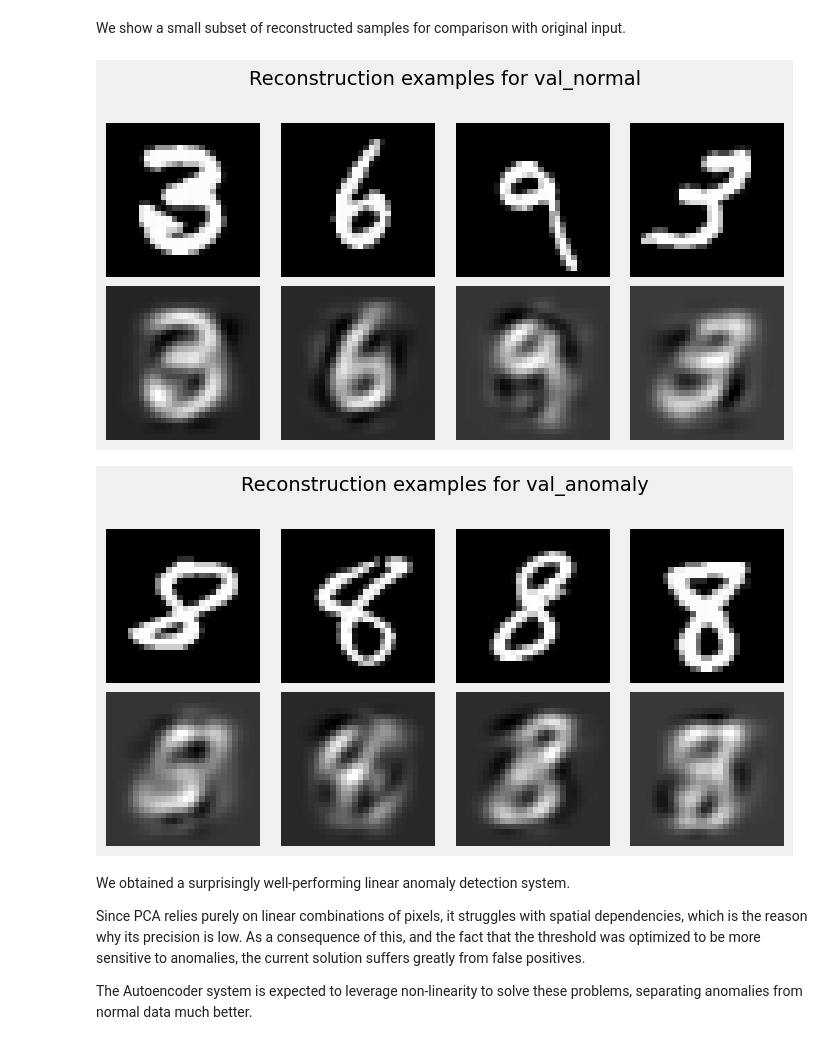
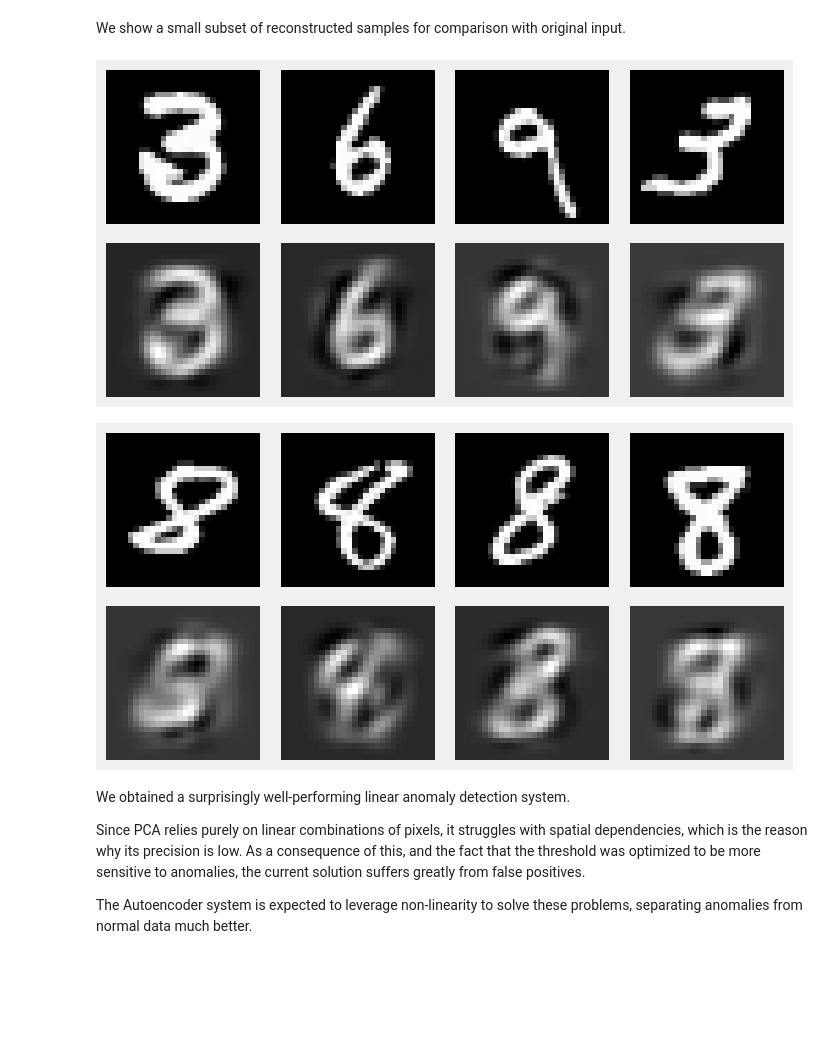
Before and after one commit to slymachenko/autoencoder-anomaly-detection, a Jupyter notebook: notebooks/pca_baseline.ipynb, the cells around one changed output. Drawn from its saved outputs; the diff is of its cells as text; code cells hidden in the pictures; blank space fills up the shorter version.

Commit message:
UPD: removed titles from reconsutrcted images

```diff
--- a/notebooks/pca_baseline.ipynb
+++ b/notebooks/pca_baseline.ipynb
@@ -79,7 +79,7 @@ def optimize_pca(pca_cls, train_X, test_normal_X, test_anomaly_X, n_components_m
         **kwargs
     )
 
-best_n, best_auc = optimize_pca(
+best_n, best_auc, history = optimize_pca(
     pca_cls=PCAAnomalyDetector,
     train_X=train_normal[0],
     test_normal_X=val_normal[0],
@@ -192,13 +192,15 @@ We show a small subset of reconstructed samples for comparison with original inp
 # %%
 val_normal_recon = pca.reconstruct(val_normal[0][:4]).detach().cpu().numpy()
 val_anomaly_recon = pca.reconstruct(val_anomaly[0][:4]).detach().cpu().numpy()
 
-plot_reconstructions(val_normal[0], val_normal_recon, 'Reconstruction examples for val_normal', save_path=SAVE_DIR / 'pca_rec_val_normal.png')
+# Reconstruction examples for val_normal
+plot_reconstructions(val_normal[0], val_normal_recon, '', save_path=SAVE_DIR / 'pca_rec_val_normal.png')
 
-plot_reconstructions(val_anomaly[0], val_anomaly_recon, 'Reconstruction examples for val_anomaly', save_path=SAVE_DIR / 'pca_rec_val_anomaly.png')
+# Reconstruction examples for val_anomaly
+plot_reconstructions(val_anomaly[0], val_anomaly_recon, '', save_path=SAVE_DIR / 'pca_rec_val_anomaly.png')
 # %% [output]
-[figure, old version]
+[figure, new version]
-[figure, old version]
+[figure, new version]
 # %% [markdown]
 We obtained a surprisingly well-performing linear anomaly detection system.
 
```
Also changed, not shown: parts of 1 cell of this notebook.
